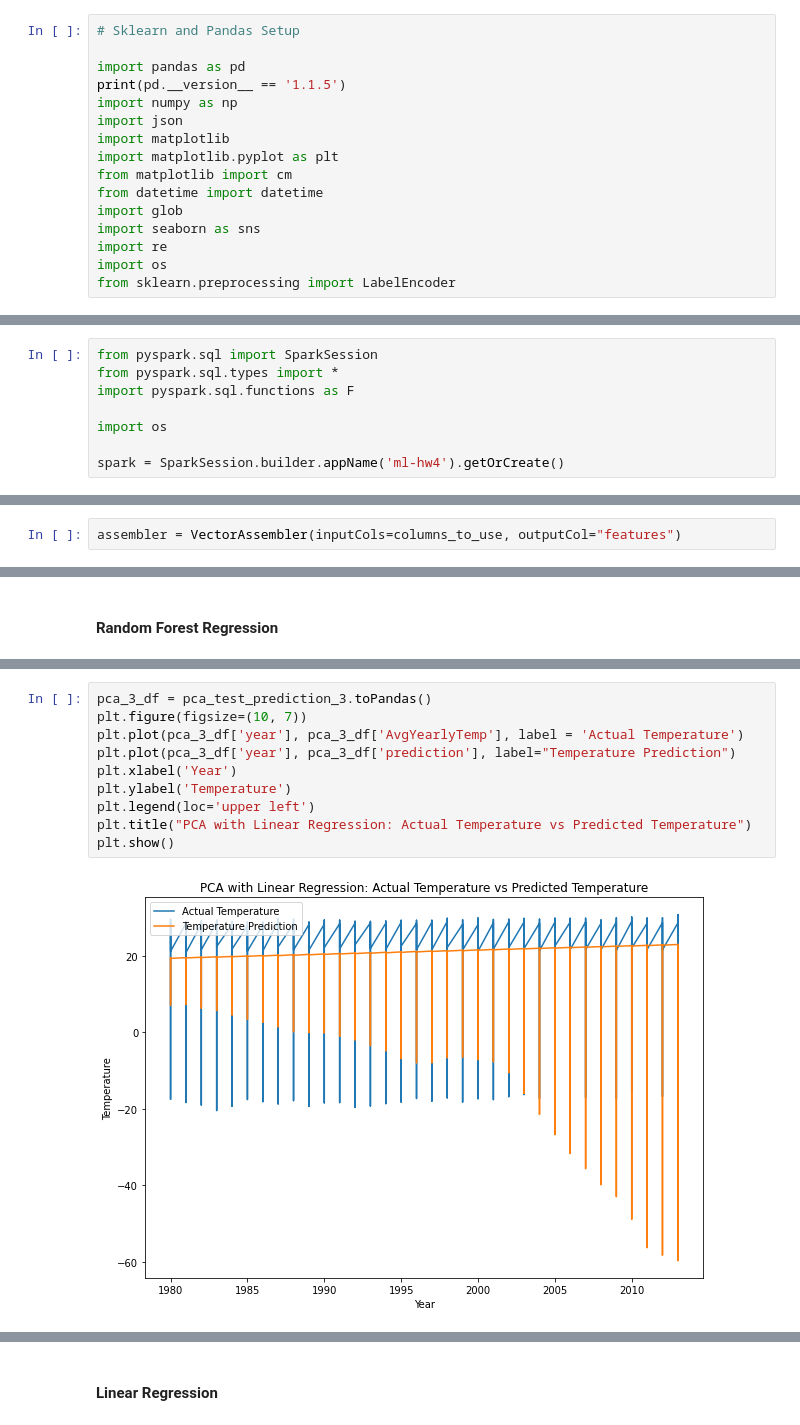
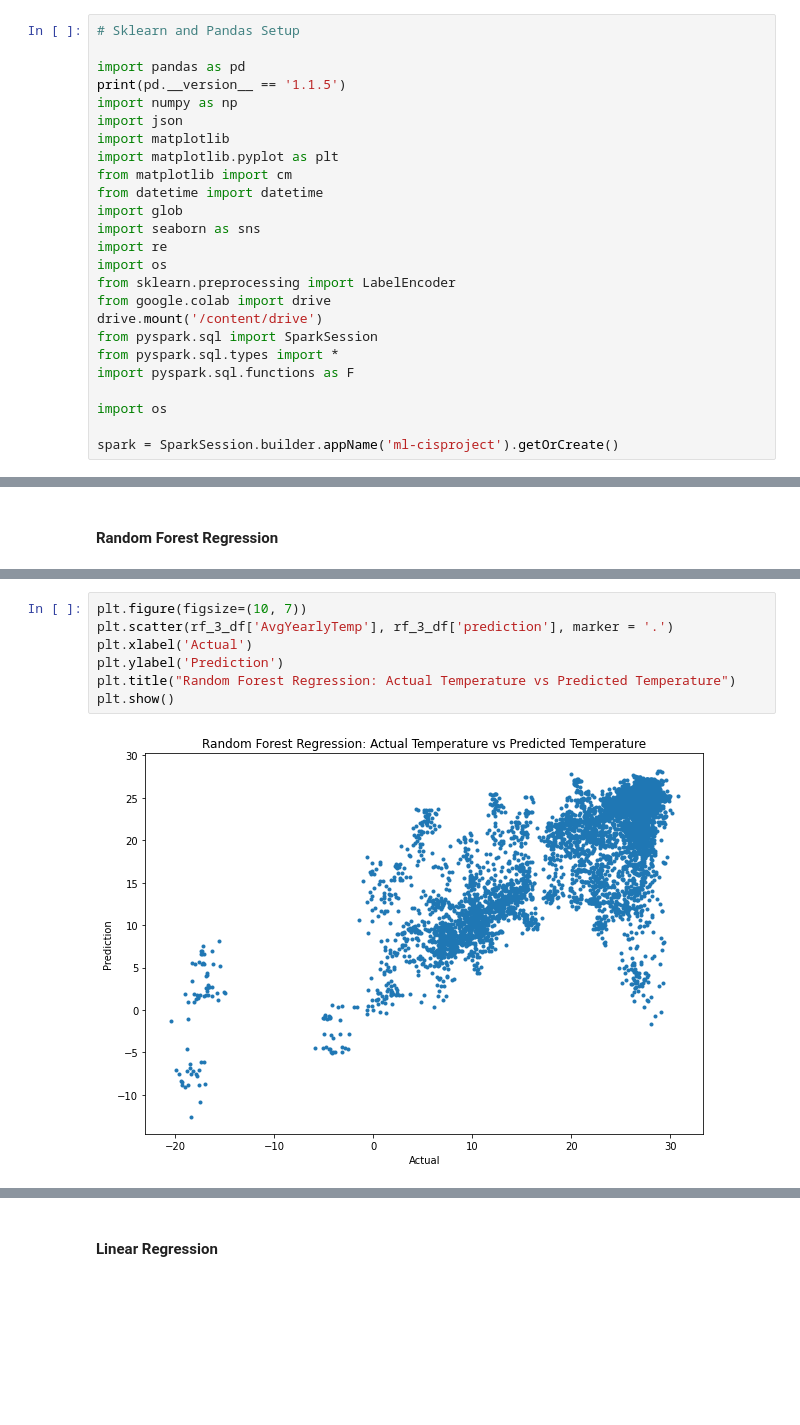
Before and after one commit to sumants-dev/CIS545-Project, a Jupyter notebook: global_temp_modelling.ipynb, the cells around one changed output, grey strips where cells are left out. Cells and saved outputs as stored; diff of their text form; blank space fills up the shorter version.

```diff
--- a/global_temp_modelling.ipynb
+++ b/global_temp_modelling.ipynb
@@ -35,3 +41,12 @@ import seaborn as sns
 import re
 import os
 from sklearn.preprocessing import LabelEncoder
+from google.colab import drive
+drive.mount('/content/drive')
+from pyspark.sql import SparkSession
+from pyspark.sql.types import *
+import pyspark.sql.functions as F
+
+import os
+
+spark = SparkSession.builder.appName('ml-cisproject').getOrCreate()
@@ -197,8 +108,0 @@ Requirement already satisfied: chardet<4,>=3.0.2 in /usr/local/lib/python3.7/dis
-# %%
-from pyspark.sql import SparkSession
-from pyspark.sql.types import *
-import pyspark.sql.functions as F
-
-import os
-
-spark = SparkSession.builder.appName('ml-hw4').getOrCreate()
@@ -281,6 +120,4 @@ columns_to_use = ['iso_code_labels','year','oil_co2_per_capita','oil_co2','share
                   'cumulative_oil_co2','share_global_cumulative_oil_co2','co2_growth_abs',
                   'co2_per_capita','co2','share_global_co2','cumulative_co2',
                   'share_global_cumulative_co2','co2_growth_prct','population']
-# %%
-assembler = VectorAssembler(inputCols=columns_to_use, outputCol="features")
 # %%
@@ -927,12 +944,9 @@ training mse: 68.49680965123656    training mae: 6.86937809796983
 # %%
-pca_3_df = pca_test_prediction_3.toPandas()
 plt.figure(figsize=(10, 7))
-plt.plot(pca_3_df['year'], pca_3_df['AvgYearlyTemp'], label = 'Actual Temperature')
-plt.plot(pca_3_df['year'], pca_3_df['prediction'], label="Temperature Prediction")
-plt.xlabel('Year')
-plt.ylabel('Temperature')
-plt.legend(loc='upper left')
-plt.title("PCA with Linear Regression: Actual Temperature vs Predicted Temperature")
+plt.scatter(rf_3_df['AvgYearlyTemp'], rf_3_df['prediction'], marker = '.')
+plt.xlabel('Actual')
+plt.ylabel('Prediction')
+plt.title("Random Forest Regression: Actual Temperature vs Predicted Temperature")
 plt.show()
 # %% [output]
-[figure, old version]
+[figure, new version]
```
Also changed, not shown: parts of 175 cells of this notebook.
